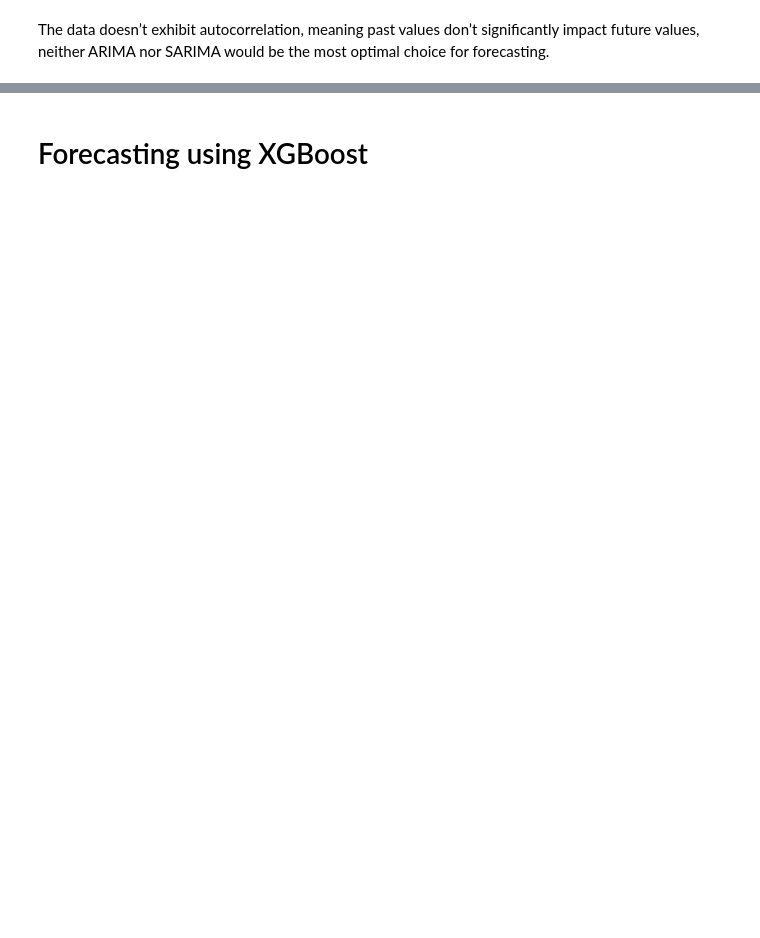
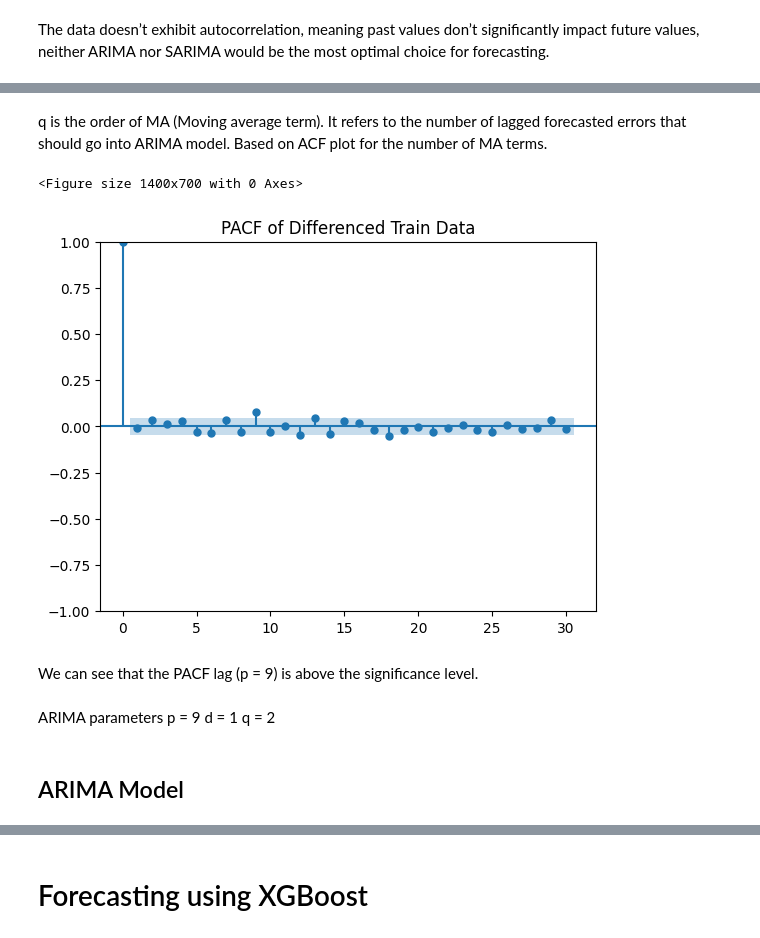
Before and after one commit to myAccountArun/experiments, a Jupyter notebook: Stock Price Analysis Using Time Series Forecasting.ipynb, the cells around one changed output, grey strips where cells are left out. Drawn from its saved outputs; the diff is of its cells as text; code cells hidden in the pictures; blank space fills up the shorter version.

Commit message:
{Included ARIMA model}

```diff
--- a/Stock Price Analysis Using Time Series Forecasting.ipynb
+++ b/Stock Price Analysis Using Time Series Forecasting.ipynb
@@ -321,0 +322,20 @@ We can use Simple Exponential Smoothing as the data has a clear upward trend how
+# %% [markdown]
+q is the order of MA (Moving average term). It refers to the number of lagged forecasted errors that should go into ARIMA model. Based on ACF plot for the number of MA terms.
+# %%
+# Check PACF plots of differenced data
+plt.figure(figsize=(14, 7))
+plot_pacf(train_data_diff, lags=30)
+plt.title('PACF of Differenced Train Data')
+plt.show()
+# %% [output]
+<Figure size 1400x700 with 0 Axes>
+[figure, added]
+# %% [markdown]
+We can see that the PACF lag (p = 9) is above the significance level.
+# %% [markdown]
+ARIMA parameters
+p = 9
+d = 1
+q = 2
+# %% [markdown]
+## ARIMA Model
```
Also changed, not shown: parts of 20 cells of this notebook.
